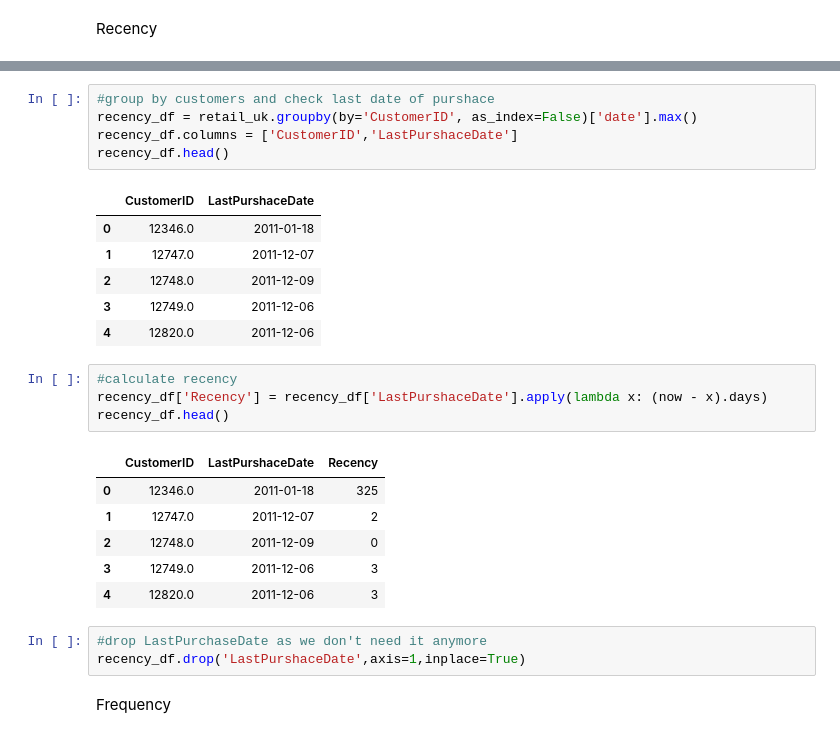
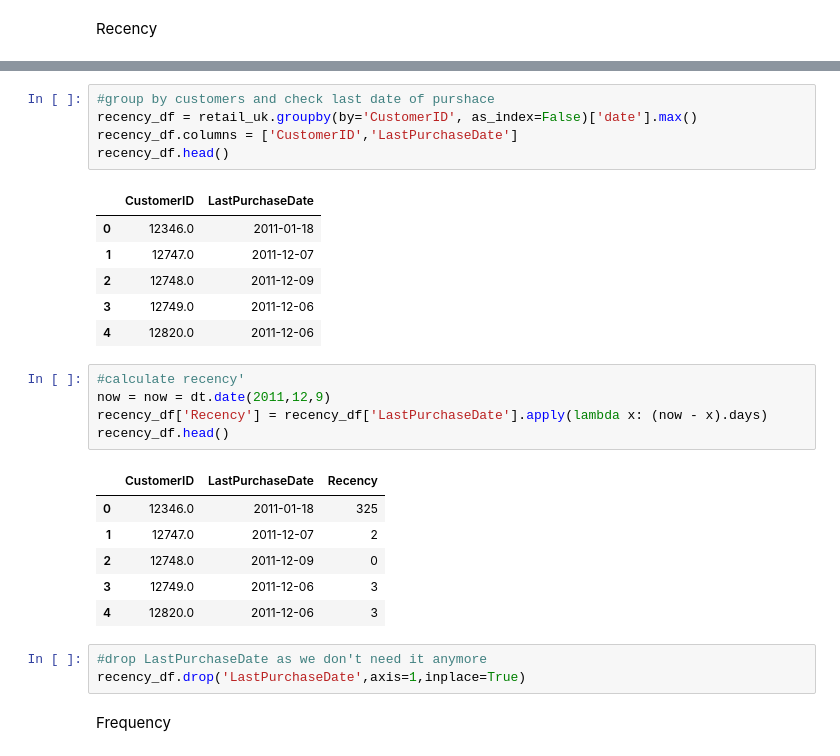
Before and after one commit to probablyvivek/Learn, a Jupyter notebook: RFM.ipynb, the cells around one changed output, grey strips where cells are left out. Drawn from its saved outputs; the diff is of its cells as text.

```diff
--- a/RFM.ipynb
+++ b/RFM.ipynb
@@ -57,21 +57,22 @@ retail_uk.head()
 # %%
 #group by customers and check last date of purshace
 recency_df = retail_uk.groupby(by='CustomerID', as_index=False)['date'].max()
-recency_df.columns = ['CustomerID','LastPurshaceDate']
+recency_df.columns = ['CustomerID','LastPurchaseDate']
 recency_df.head()
 # %% [output]
-|  | CustomerID | LastPurshaceDate |
+|  | CustomerID | LastPurchaseDate |
 | 0 | 12346.0 | 2011-01-18 |
 | 1 | 12747.0 | 2011-12-07 |
 | 2 | 12748.0 | 2011-12-09 |
 | 3 | 12749.0 | 2011-12-06 |
 | 4 | 12820.0 | 2011-12-06 |
 # %%
-#calculate recency
-recency_df['Recency'] = recency_df['LastPurshaceDate'].apply(lambda x: (now - x).days)
+#calculate recency'
+now = now = dt.date(2011,12,9)
+recency_df['Recency'] = recency_df['LastPurchaseDate'].apply(lambda x: (now - x).days)
 recency_df.head()
 # %% [output]
-|  | CustomerID | LastPurshaceDate | Recency |
+|  | CustomerID | LastPurchaseDate | Recency |
 | 0 | 12346.0 | 2011-01-18 | 325 |
 | 1 | 12747.0 | 2011-12-07 | 2 |
 | 2 | 12748.0 | 2011-12-09 | 0 |
@@ -79,7 +80,7 @@ recency_df.head()
 | 4 | 12820.0 | 2011-12-06 | 3 |
 # %%
 #drop LastPurchaseDate as we don't need it anymore
-recency_df.drop('LastPurshaceDate',axis=1,inplace=True)
+recency_df.drop('LastPurchaseDate',axis=1,inplace=True)
 # %% [markdown]
 Frequency
 # %%
```
